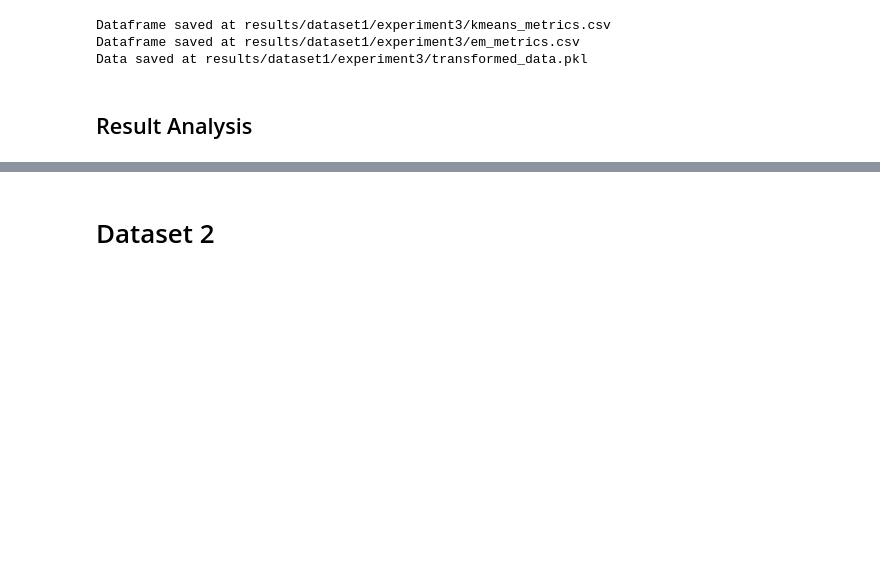
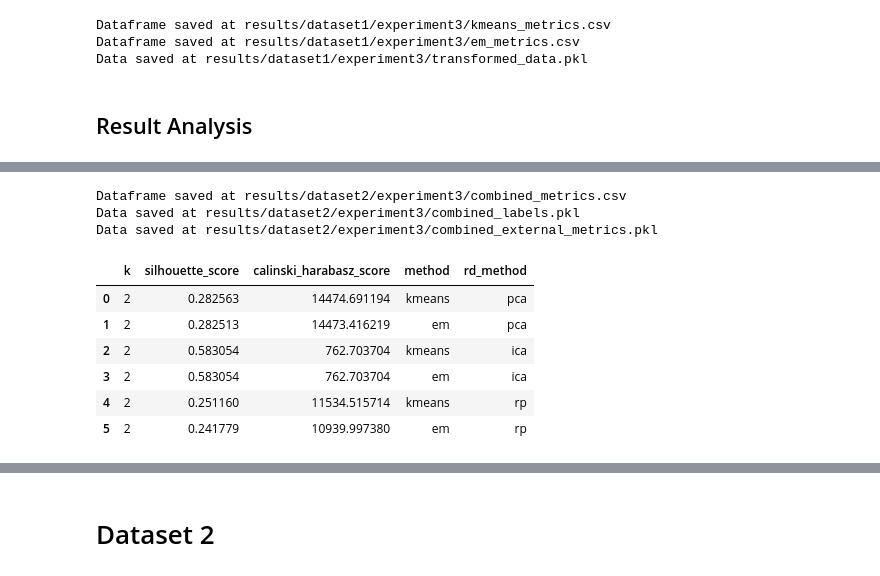
Before and after one commit to placeboo/MachineLearningProjects, a Jupyter notebook: UnsupervisedLearning/notebooks/experiment3_combined.ipynb, the cells around one changed output, grey strips where cells are left out. Cells and saved outputs as stored; diff of their text form; code cells hidden in the pictures; blank space fills up the shorter version.

```diff
--- a/UnsupervisedLearning/notebooks/experiment3_combined.ipynb
+++ b/UnsupervisedLearning/notebooks/experiment3_combined.ipynb
@@ -126,0 +149,18 @@ results
+# %%
+save_csv(metrics, f'results/{dataset}/{experiment_name}', 'combined_metrics')
+save_pickle(labels, f'results/{dataset}/{experiment_name}', 'combined_labels')
+save_pickle(external_metrics, f'results/{dataset}/{experiment_name}', 'combined_external_metrics')
+# %% [output]
+Dataframe saved at results/dataset2/experiment3/combined_metrics.csv
+Data saved at results/dataset2/experiment3/combined_labels.pkl
+Data saved at results/dataset2/experiment3/combined_external_metrics.pkl
+# %%
+metrics
+# %% [output]
+|  | k | silhouette_score | calinski_harabasz_score | method | rd_method |
+| 0 | 2 | 0.282563 | 14474.691194 | kmeans | pca |
+| 1 | 2 | 0.282513 | 14473.416219 | em | pca |
+| 2 | 2 | 0.583054 | 762.703704 | kmeans | ica |
+| 3 | 2 | 0.583054 | 762.703704 | em | ica |
+| 4 | 2 | 0.251160 | 11534.515714 | kmeans | rp |
+| 5 | 2 | 0.241779 | 10939.997380 | em | rp |
```
Also changed, not shown: parts of 28 cells of this notebook, 5 other files.
